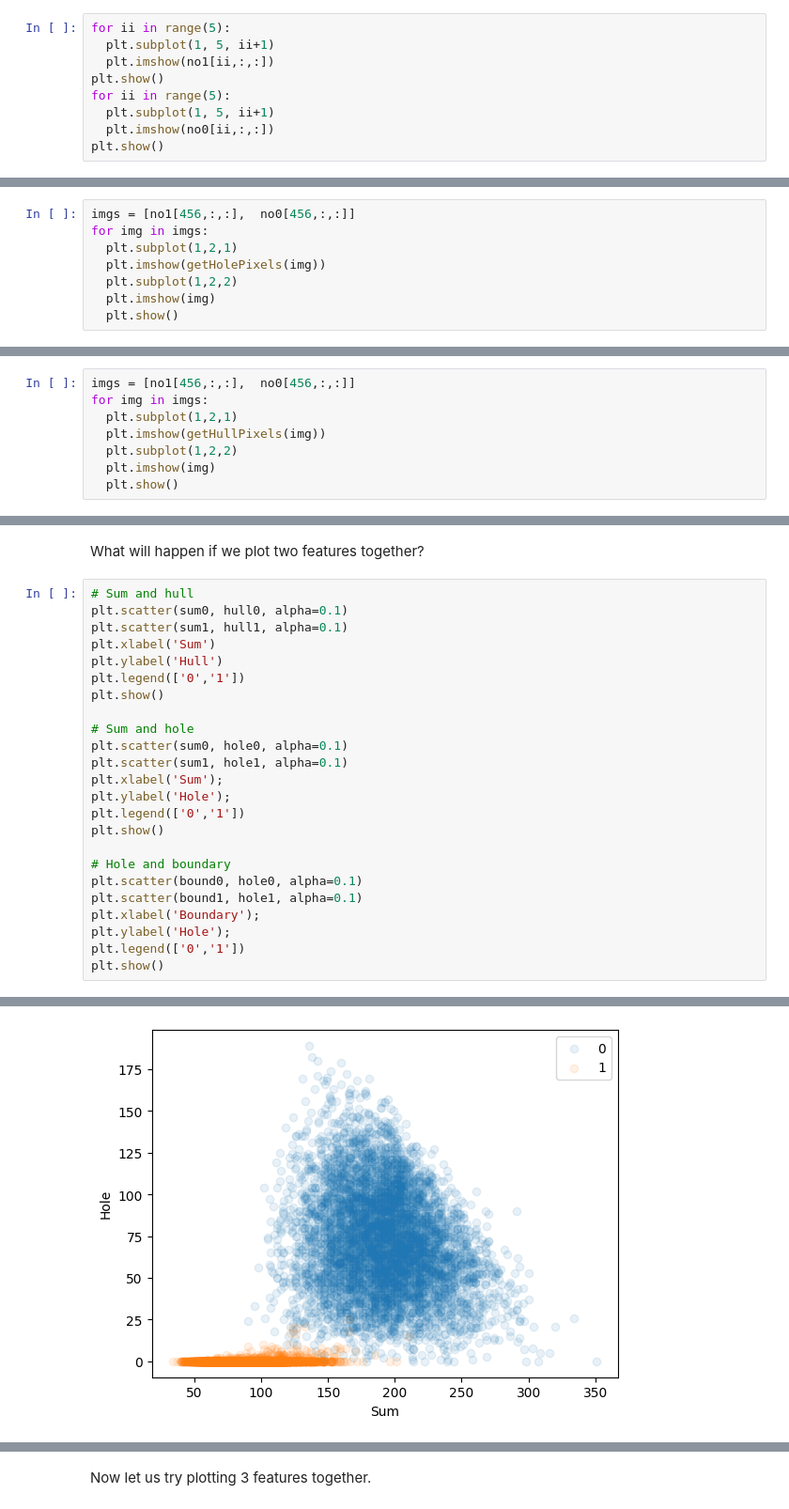
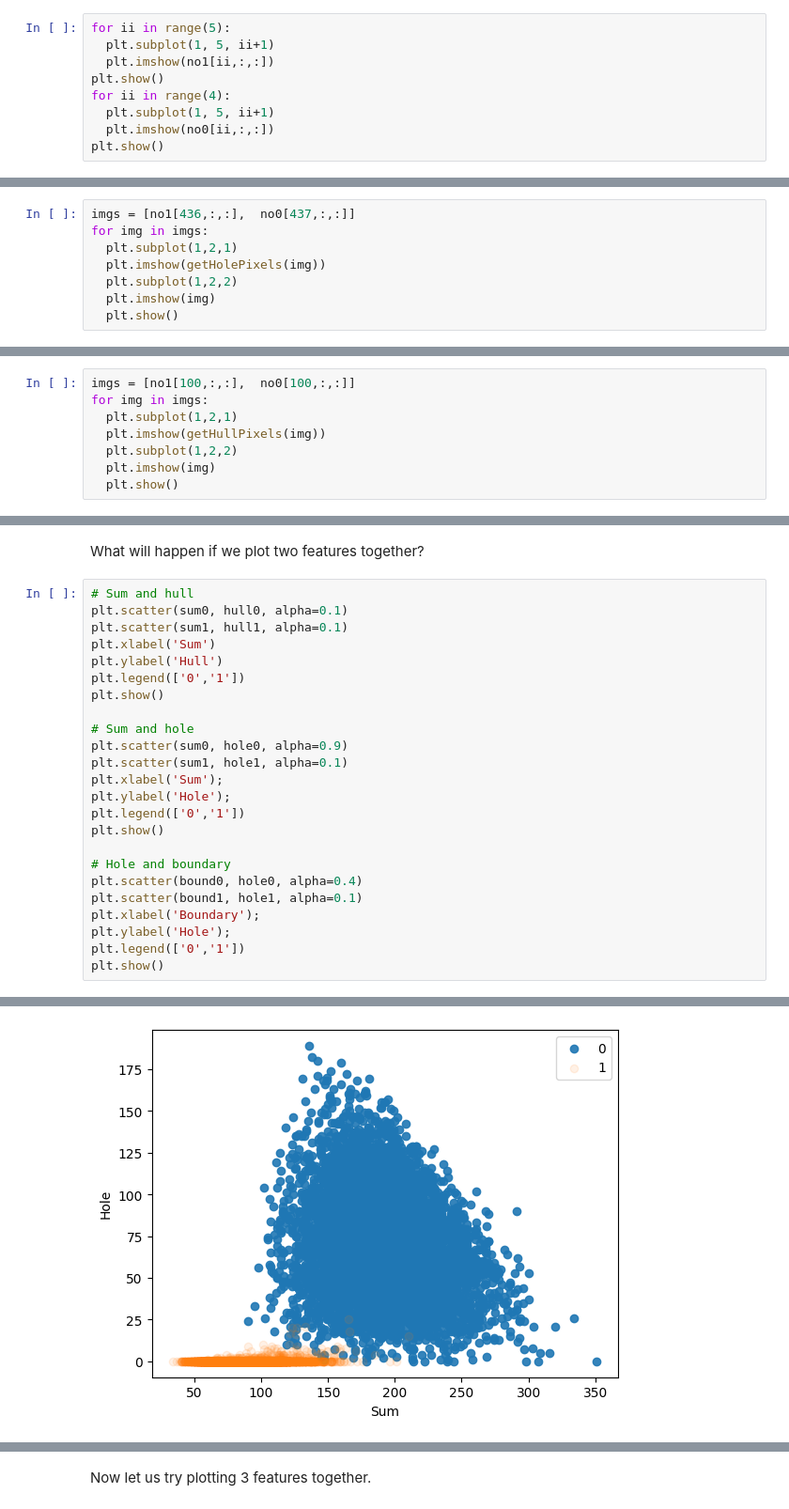
Before and after one commit to hemaharshithaa11-cyber/aiml_labs, a Jupyter notebook: AIML_Module_01_Lab_01_Features.ipynb, the cells around one changed output, grey strips where cells are left out. Shown at 94% size. Drawn from its saved outputs; the diff is of its cells as text.

```diff
--- a/AIML_Module_01_Lab_01_Features.ipynb
+++ b/AIML_Module_01_Lab_01_Features.ipynb
@@ -258,7 +275,7 @@ for ii in range(5):
   plt.subplot(1, 5, ii+1)
   plt.imshow(no1[ii,:,:])
 plt.show()
-for ii in range(5):
+for ii in range(4):
   plt.subplot(1, 5, ii+1)
   plt.imshow(no0[ii,:,:])
 plt.show()
@@ -300,7 +317,7 @@ def getHolePixels(img):
 # %% [markdown]
 Visualize a few:
 # %%
-imgs = [no1[456,:,:],  no0[456,:,:]]
+imgs = [no1[436,:,:],  no0[437,:,:]]
 for img in imgs:
   plt.subplot(1,2,1)
   plt.imshow(getHolePixels(img))
@@ -334,7 +351,7 @@ def getHullPixels(img):
   hull =  im1 & im2 & im3 & im4 # this will create a binary image with all the holes filled in.
   return hull
 # %%
-imgs = [no1[456,:,:],  no0[456,:,:]]
+imgs = [no1[100,:,:],  no0[100,:,:]]
 for img in imgs:
   plt.subplot(1,2,1)
   plt.imshow(getHullPixels(img))
@@ -392,27 +409,27 @@ What will happen if we plot two features together?
 # %%
 # Sum and hull
 plt.scatter(sum0, hull0, alpha=0.1)
 plt.scatter(sum1, hull1, alpha=0.1)
 plt.xlabel('Sum')
 plt.ylabel('Hull')
 plt.legend(['0','1'])
 plt.show()
 
 # Sum and hole
-plt.scatter(sum0, hole0, alpha=0.1)
+plt.scatter(sum0, hole0, alpha=0.9)
 plt.scatter(sum1, hole1, alpha=0.1)
 plt.xlabel('Sum');
 plt.ylabel('Hole');
 plt.legend(['0','1'])
 plt.show()
 
 # Hole and boundary
-plt.scatter(bound0, hole0, alpha=0.1)
+plt.scatter(bound0, hole0, alpha=0.4)
 plt.scatter(bound1, hole1, alpha=0.1)
 plt.xlabel('Boundary');
 plt.ylabel('Hole');
 plt.legend(['0','1'])
 plt.show()
 # %% [output]
 [figure]
-[figure, old version]
+[figure, new version]
```
Also changed, not shown: parts of 16 cells of this notebook.
